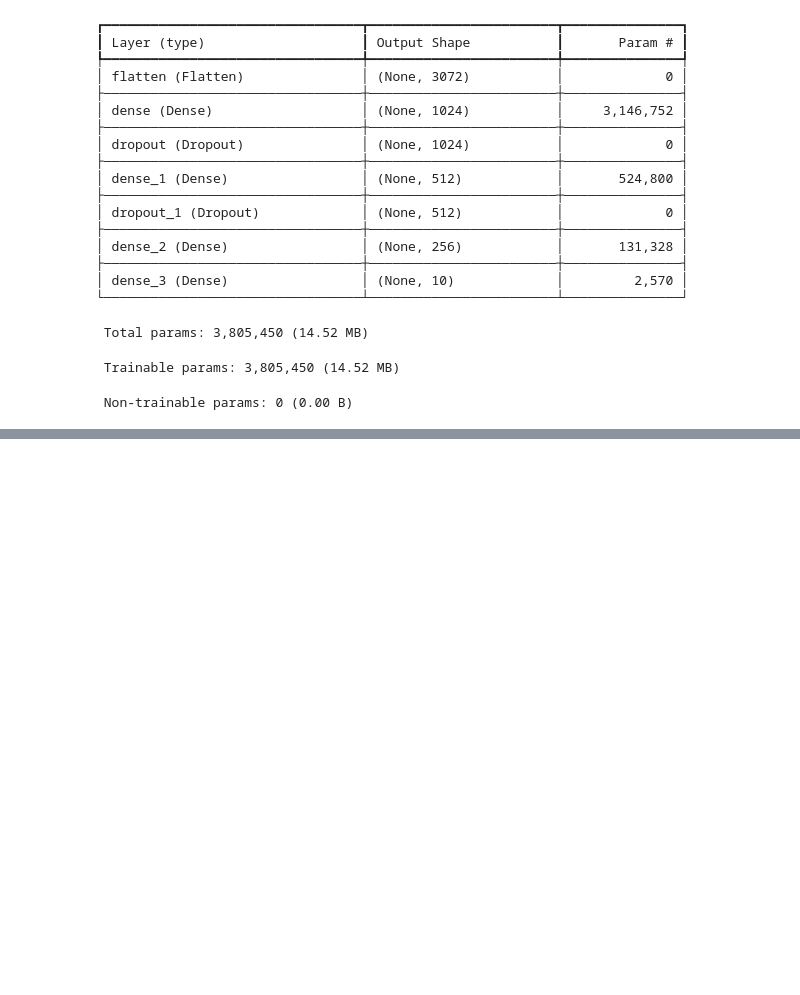
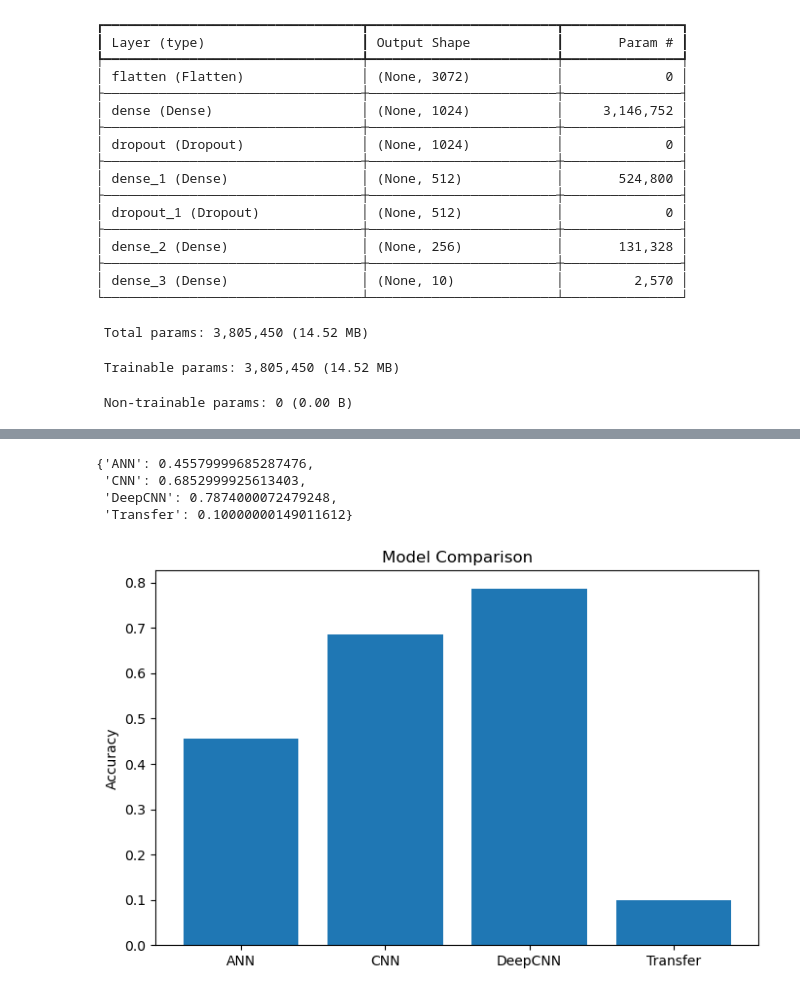
Before and after one commit to Venkateshgoud18/CelebelTech, a Jupyter notebook: week4/ImageClassification.ipynb, the cells around one changed output, grey strips where cells are left out. Drawn from its saved outputs; the diff is of its cells as text; code cells hidden in the pictures; blank space fills up the shorter version.

Commit message:
cnn and deepcnn model commit

```diff
--- a/week4/ImageClassification.ipynb
+++ b/week4/ImageClassification.ipynb
@@ -219,0 +481,44 @@ weighted avg       0.48      0.45      0.45     10000
+# %%
+results={
+    'ANN':ann.evaluate(
+    X_test,
+    y_test_cat,
+    verbose=0
+)[1],
+
+'CNN':cnn.evaluate(
+    X_test,
+    y_test_cat,
+    verbose=0
+)[1],
+
+'DeepCNN':deepcnn.evaluate(
+    X_test,
+    y_test_cat,
+    verbose=0
+)[1],
+
+'Transfer':transfer.evaluate(
+    X_test,
+    y_test_cat,
+    verbose=0
+)[1]
+}
+results
+# %% [output]
+{'ANN': 0.45579999685287476,
+ 'CNN': 0.6852999925613403,
+ 'DeepCNN': 0.7874000072479248,
+ 'Transfer': 0.10000000149011612}
+# %%
+plt.figure(figsize=(8,5))
+
+plt.bar(
+    results.keys(),
+    results.values()
+)
+plt.ylabel("Accuracy")
+plt.title("Model Comparison")
+plt.show()
+# %% [output]
+[figure, added]
```
Also changed, not shown: parts of 15 cells of this notebook, 1 other file.
